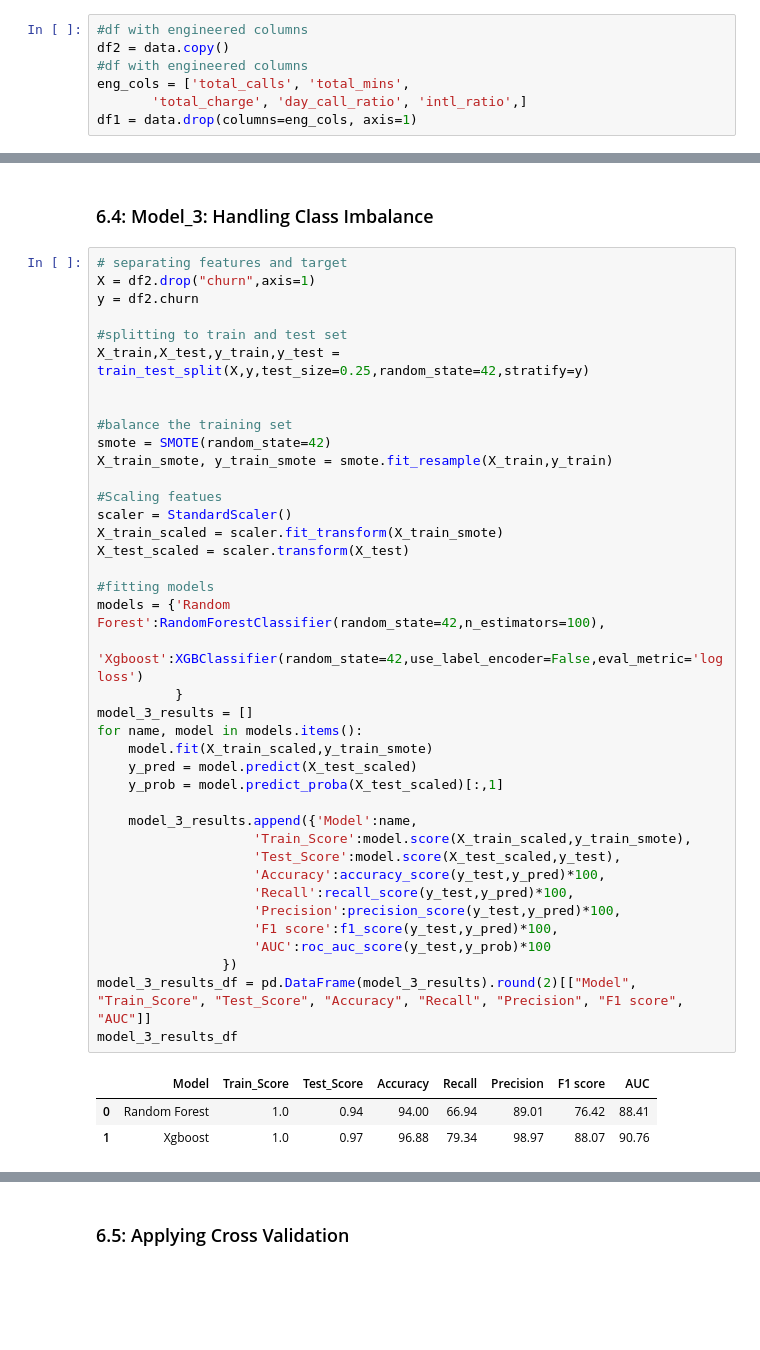
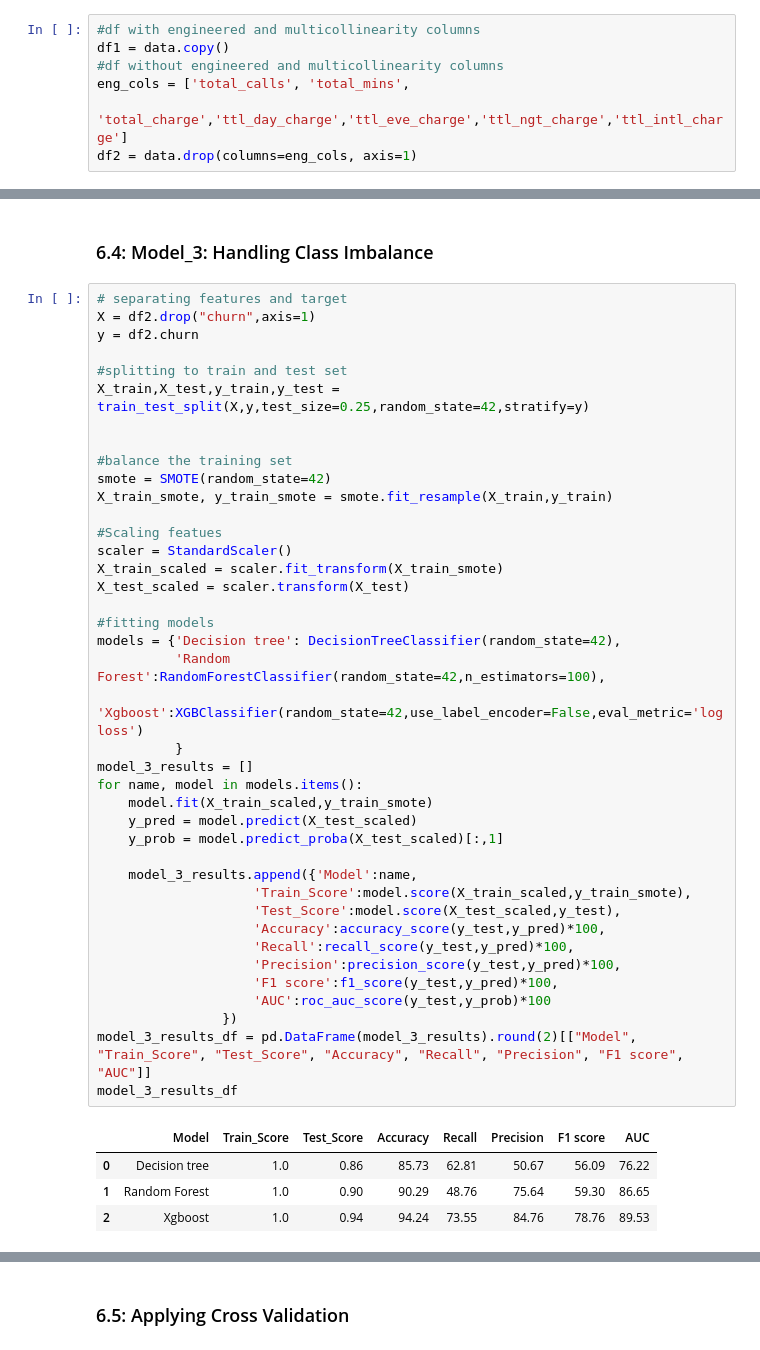
Before and after one commit to C-3DevO/Churn_in_Telecom_phase_3_project, a Jupyter notebook: notebook_001.ipynb, the cells around one changed output, grey strips where cells are left out. Drawn from its saved outputs; the diff is of its cells as text; blank space fills up the shorter version.

```diff
--- a/notebook_001.ipynb
+++ b/notebook_001.ipynb
@@ -906,8 +863,8 @@ data.head()
 # %%
-#df with engineered columns
-df2 = data.copy()
-#df with engineered columns
+#df with engineered and multicollinearity columns
+df1 = data.copy()
+#df without engineered and multicollinearity columns
 eng_cols = ['total_calls', 'total_mins',
-       'total_charge', 'day_call_ratio', 'intl_ratio',]
-df1 = data.drop(columns=eng_cols, axis=1)
+       'total_charge','ttl_day_charge','ttl_eve_charge','ttl_ngt_charge','ttl_intl_charge']
+df2 = data.drop(columns=eng_cols, axis=1)
 # %% [markdown]
@@ -1070,36 +1031,38 @@ X_train,X_test,y_train,y_test = train_test_split(X,y,test_size=0.25,random_state
 smote = SMOTE(random_state=42)
 X_train_smote, y_train_smote = smote.fit_resample(X_train,y_train)
 
 #Scaling featues
 scaler = StandardScaler()
 X_train_scaled = scaler.fit_transform(X_train_smote)
 X_test_scaled = scaler.transform(X_test)
 
 #fitting models
-models = {'Random Forest':RandomForestClassifier(random_state=42,n_estimators=100),
+models = {'Decision tree': DecisionTreeClassifier(random_state=42),
+          'Random Forest':RandomForestClassifier(random_state=42,n_estimators=100),
           'Xgboost':XGBClassifier(random_state=42,use_label_encoder=False,eval_metric='logloss')
           }
 model_3_results = []
 for name, model in models.items():
     model.fit(X_train_scaled,y_train_smote)
     y_pred = model.predict(X_test_scaled)
     y_prob = model.predict_proba(X_test_scaled)[:,1]
 
     model_3_results.append({'Model':name,
                     'Train_Score':model.score(X_train_scaled,y_train_smote),
                     'Test_Score':model.score(X_test_scaled,y_test),
                     'Accuracy':accuracy_score(y_test,y_pred)*100,
                     'Recall':recall_score(y_test,y_pred)*100,
                     'Precision':precision_score(y_test,y_pred)*100,
                     'F1 score':f1_score(y_test,y_pred)*100,
                     'AUC':roc_auc_score(y_test,y_prob)*100
                 })
 model_3_results_df = pd.DataFrame(model_3_results).round(2)[["Model", "Train_Score", "Test_Score", "Accuracy", "Recall", "Precision", "F1 score", "AUC"]]
 model_3_results_df
 # %% [output]
 |  | Model | Train_Score | Test_Score | Accuracy | Recall | Precision | F1 score | AUC |
-| 0 | Random Forest | 1.0 | 0.94 | 94.00 | 66.94 | 89.01 | 76.42 | 88.41 |
-| 1 | Xgboost | 1.0 | 0.97 | 96.88 | 79.34 | 98.97 | 88.07 | 90.76 |
+| 0 | Decision tree | 1.0 | 0.86 | 85.73 | 62.81 | 50.67 | 56.09 | 76.22 |
+| 1 | Random Forest | 1.0 | 0.90 | 90.29 | 48.76 | 75.64 | 59.30 | 86.65 |
+| 2 | Xgboost | 1.0 | 0.94 | 94.24 | 73.55 | 84.76 | 78.76 | 89.53 |
 # %% [markdown]
 ### Summary
 Our two selected models performed strongly on the key metrics, especially **F1 score** and **precision**.
```
Also changed, not shown: parts of 32 cells of this notebook, 3 other files.
